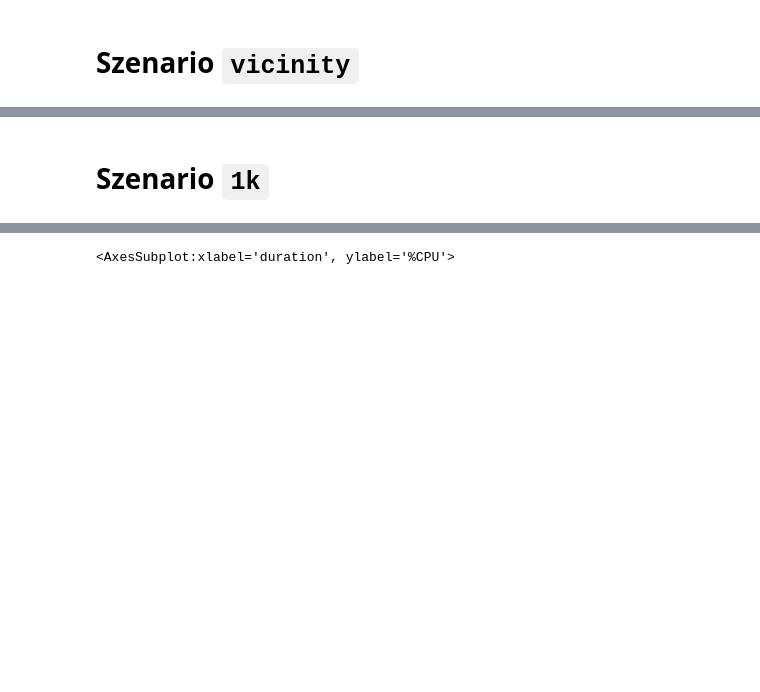
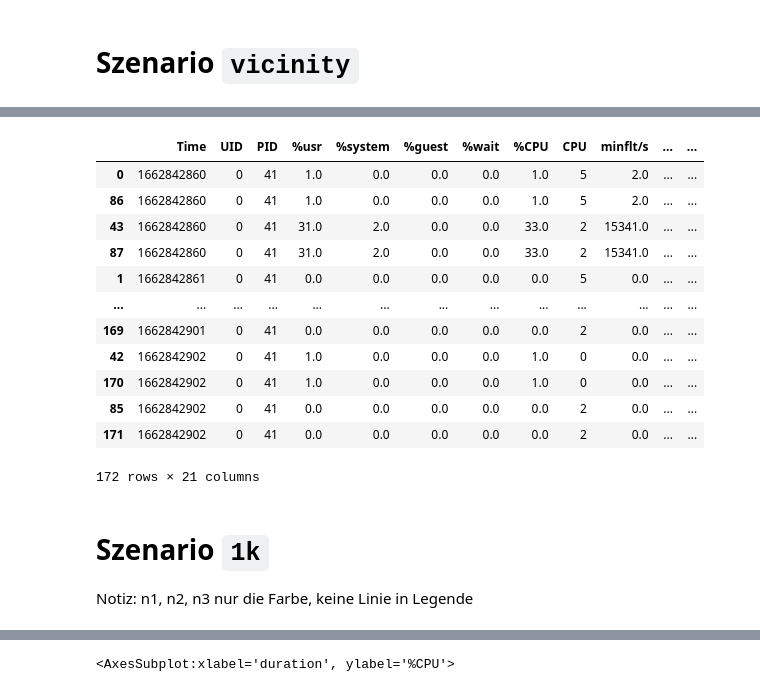
Before and after one commit to teschmitt/monntpy-lab, a Jupyter notebook: net-emu/eval/moNNTpy-Eval.ipynb, the cells around one changed output, grey strips where cells are left out. Saved outputs shown, nothing was run; the diff lists cells and outputs as text; code cells hidden in the pictures; blank space fills up the shorter version.

```diff
--- a/net-emu/eval/moNNTpy-Eval.ipynb
+++ b/net-emu/eval/moNNTpy-Eval.ipynb
@@ -45,3 +54,21 @@ for i, g in enumerate(["%CPU", "RSS", "VSZ", "kB_wr/s"]):
+# %%
+pidstat_df
+# %% [output]
+|  | Time | UID | PID | %usr | %system | %guest | %wait | %CPU | CPU | minflt/s | ... | ... |
+| 0 | 1662842860 | 0 | 41 | 1.0 | 0.0 | 0.0 | 0.0 | 1.0 | 5 | 2.0 | ... | ... |
+| 86 | 1662842860 | 0 | 41 | 1.0 | 0.0 | 0.0 | 0.0 | 1.0 | 5 | 2.0 | ... | ... |
+| 43 | 1662842860 | 0 | 41 | 31.0 | 2.0 | 0.0 | 0.0 | 33.0 | 2 | 15341.0 | ... | ... |
+| 87 | 1662842860 | 0 | 41 | 31.0 | 2.0 | 0.0 | 0.0 | 33.0 | 2 | 15341.0 | ... | ... |
+| 1 | 1662842861 | 0 | 41 | 0.0 | 0.0 | 0.0 | 0.0 | 0.0 | 5 | 0.0 | ... | ... |
+| ... | ... | ... | ... | ... | ... | ... | ... | ... | ... | ... | ... | ... |
+| 169 | 1662842901 | 0 | 41 | 0.0 | 0.0 | 0.0 | 0.0 | 0.0 | 2 | 0.0 | ... | ... |
+| 42 | 1662842902 | 0 | 41 | 1.0 | 0.0 | 0.0 | 0.0 | 1.0 | 0 | 0.0 | ... | ... |
+| 170 | 1662842902 | 0 | 41 | 1.0 | 0.0 | 0.0 | 0.0 | 1.0 | 0 | 0.0 | ... | ... |
+| 85 | 1662842902 | 0 | 41 | 0.0 | 0.0 | 0.0 | 0.0 | 0.0 | 2 | 0.0 | ... | ... |
+| 171 | 1662842902 | 0 | 41 | 0.0 | 0.0 | 0.0 | 0.0 | 0.0 | 2 | 0.0 | ... | ... |
+172 rows × 21 columns
 # %% [markdown]
 # Szenario `1k`
+
+Notiz: n1, n2, n3 nur die Farbe, keine Linie in Legende
 # %%
```
Also changed, not shown: parts of 8 cells of this notebook, 2 other files.
